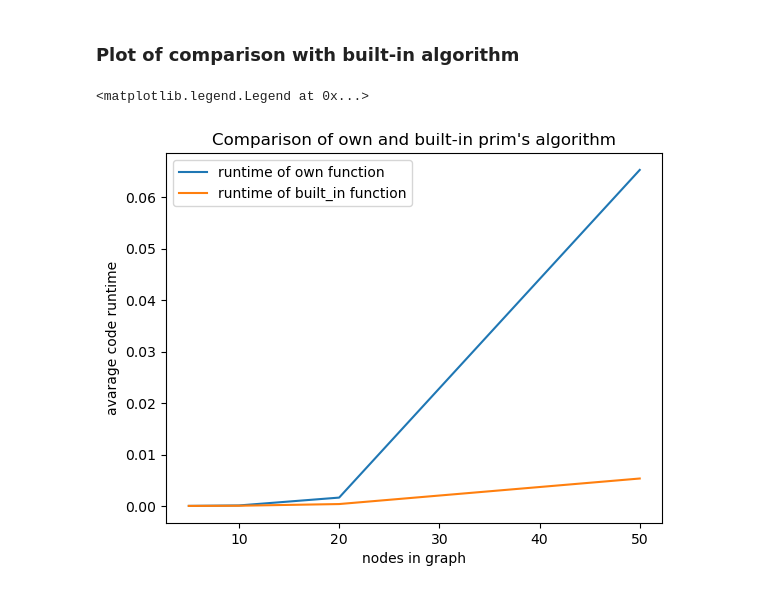
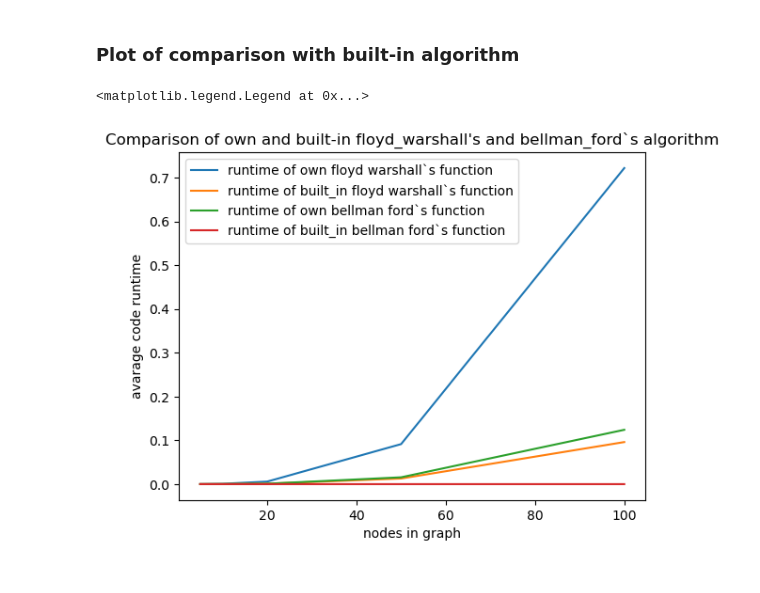
Before and after one commit to BohdanPavliuk/Lab_Discrete, a Jupyter notebook: task1/task_1.2/bellman_ford&floyd_warshall.ipynb, the cells around one changed output. Saved outputs shown, nothing was run; the diff lists cells and outputs as text; code cells hidden in the pictures.

```diff
--- a/task1/task_1.2/bellman_ford&floyd_warshall.ipynb
+++ b/task1/task_1.2/bellman_ford&floyd_warshall.ipynb
@@ -99,13 +102,12 @@ Distance to 1: 29
 def bellman_ford(G, start_point:int = 0):
     path = {start_point: 0}
     path.update({i: float('inf') for i in list(G.nodes()) if i != start_point})
-    edges = list(G.edges(data=True))
+    edges = G.edges(data=True)
     i = 0
     while i <= len(list(G.nodes())):
         path_copy = path.copy()
         for node, weight in path.items():
             if weight == float('inf'):
-                # print(node)
                 continue
             for edge in edges:
                 if node == edge[0]:
@@ -117,9 +119,3 @@ def bellman_ford(G, start_point:int = 0):
         i += 1
 
     return path
-
-try:
-    for node, path_weight in bellman_ford(G, 3).items():
-        print(f"Distance to {node}:", path_weight)
-except AttributeError:
-    print(bellman_ford(G, 3))
@@ -217,6 +233,6 @@ from tqdm import tqdm
 # %%
-def comparison(nodes: int):
-  NUM_OF_ITERATIONS = 1000
+def comparison_bellman(nodes: int, func):
+  NUM_OF_ITERATIONS = 200
   time_taken = 0
   time_taken_built = 0
   for i in tqdm(range(NUM_OF_ITERATIONS)):
@@ -225,16 +241,16 @@ def comparison(nodes: int):
       G = gnp_random_connected_graph(nodes, 0.5, True)
 
       start = time.time()
-      bellman_ford(G)
+      func(G)
       end = time.time()
 
       time_taken += end - start
 
       start_built = time.time()
       try:
-        bellman_ford_predecessor_and_distance(G, 0)
+        pred, dist = bellman_ford_predecessor_and_distance(G)
       except:
-        None
+        pass
       end_built = time.time()
 
       time_taken_built +=  end_built - start_built
@@ -242,20 +258,27 @@ def comparison(nodes: int):
 # %% [markdown]
 ### Plot of comparison with built-in algorithm
 # %%
-nodes_amount = [5, 10, 20, 50]
-own_maked_time = []
-built_in_time = []
+nodes_amount = [5, 10, 20, 50, 100]
+own_maked_time_floyd = []
+built_in_time_floyd = []
+own_maked_time_ford = []
+built_in_time_ford = []
 for nodes in nodes_amount:
-  own_func, built_in_func = comparison(nodes)
-  own_maked_time.append(own_func)
-  built_in_time.append(built_in_func)
+  own_func_floyd, built_in_func_floyd = comparison_floyd(nodes, floyd_warshall)
+  own_func_ford, built_in_func_ford = comparison_bellman(nodes, bellman_ford)
+  own_maked_time_floyd.append(own_func_floyd)
+  built_in_time_floyd.append(built_in_func_floyd)
+  own_maked_time_ford.append(own_func_ford)
+  built_in_time_ford.append(built_in_func_ford)
 
-plt.plot(nodes_amount, own_maked_time, label ='runtime of own function')
-plt.plot(nodes_amount, built_in_time, label ='runtime of built_in function')
+plt.plot(nodes_amount, own_maked_time_floyd, label ='runtime of own floyd warshall`s function')
+plt.plot(nodes_amount, built_in_time_floyd, label ='runtime of built_in floyd warshall`s function')
+plt.plot(nodes_amount, own_maked_time_ford, label ='runtime of own bellman ford`s function')
+plt.plot(nodes_amount, built_in_time_ford, label ='runtime of built_in bellman ford`s function')
 plt.xlabel('nodes in graph')
 plt.ylabel('avarage code runtime')
-plt.title("Comparison of own and built-in prim's algorithm")
+plt.title("Comparison of own and built-in floyd_warshall's and bellman_ford`s algorithm")
 plt.legend()
 # %% [output]
 <matplotlib.legend.Legend at 0x...>
-[figure, old version]
+[figure, new version]
```
Also changed, not shown: parts of 17 cells of this notebook, 2 other files.
